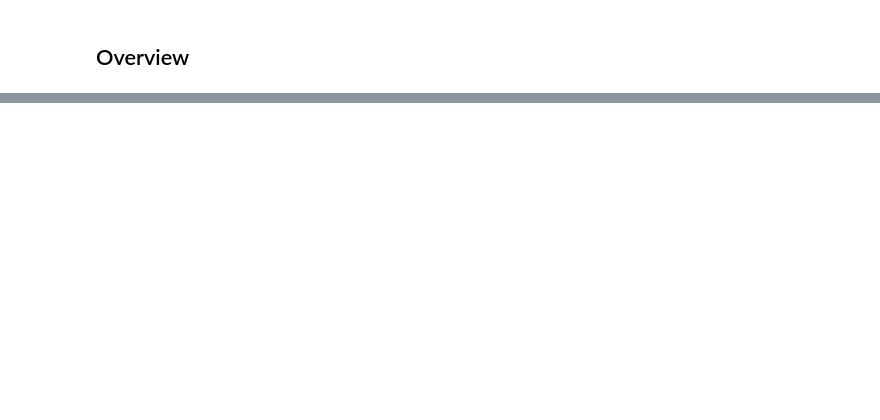
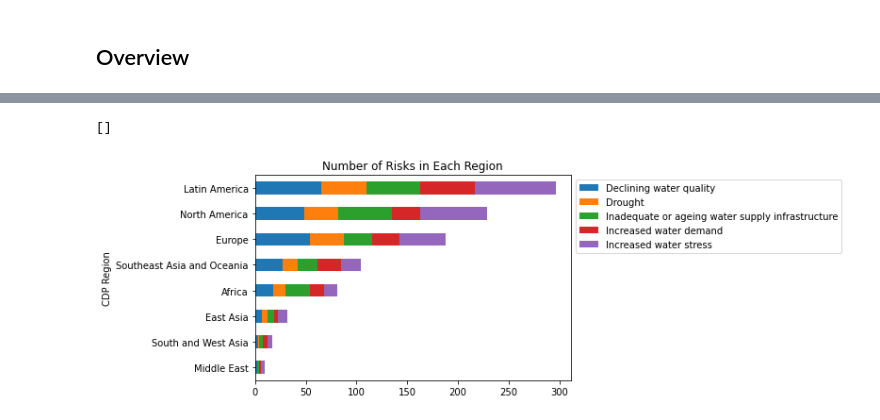
Before and after one commit to karlpolak/MDA-project, a Jupyter notebook: 0 Background research.ipynb, the cells around one changed output, grey strips where cells are left out. Cells and saved outputs as stored; diff of their text form; code cells hidden in the pictures; blank space fills up the shorter version.

```diff
--- a/0 Background research.ipynb
+++ b/0 Background research.ipynb
@@ -475,0 +106,7 @@ risk5_2021.pivot_table(index=['CDP Region'],columns='Water security risk drivers
+# %%
+df21=df21.rename(columns={'count': 'count21'})
+df20=df20.rename(columns={'count': 'count20'})
+df19=df19.rename(columns={'count': 'count19'})
+outer_merged = pd.merge(df21, df20, how="outer",on='Water security risk drivers')
+outer_merged = pd.merge(outer_merged , df19, how="outer",on='Water security risk drivers')
+outer_merged
@@ -517,0 +136,6 @@ outer_merged2.plot(x='CDP Region', kind='bar', stacked=True,
+# %%
+idx=risk21['Water security risk drivers'].isin(outer_merged.index[0:5].tolist())
+risk5_2021=risk21.loc[idx,['CDP Region','City','Water security risk drivers']].drop_duplicates()
+risk5=risk5_2021.pivot_table(index=['CDP Region'],columns='Water security risk drivers',values='City',
+                             aggfunc=lambda x: len(x),margins=True).sort_values(by='All',ascending=True)
+risk5
@@ -517,0 +154,8 @@ outer_merged2.plot(x='CDP Region', kind='bar', stacked=True,
+# %%
+ax = risk5.iloc[:-1,:-1].plot.barh(stacked=True,
+        title='Number of Risks in Each Region')
+ax.legend(bbox_to_anchor=(1.0, 1.0))
+ax.plot()
+# %% [output]
+[]
+[figure, added]
```
Also changed, not shown: parts of 63 cells of this notebook.
